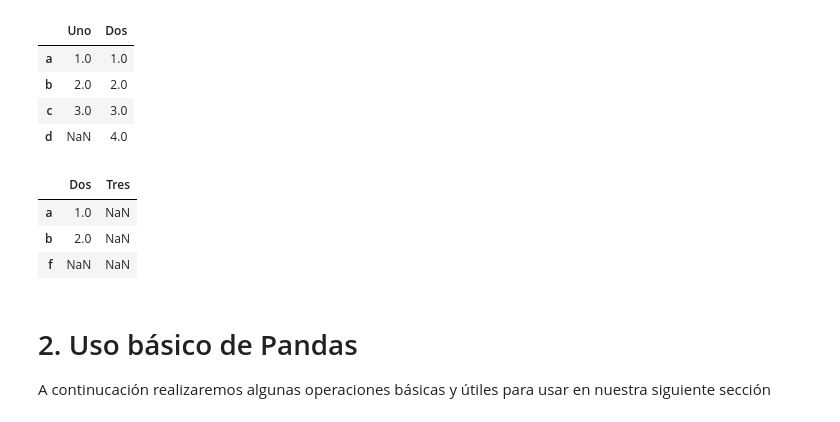
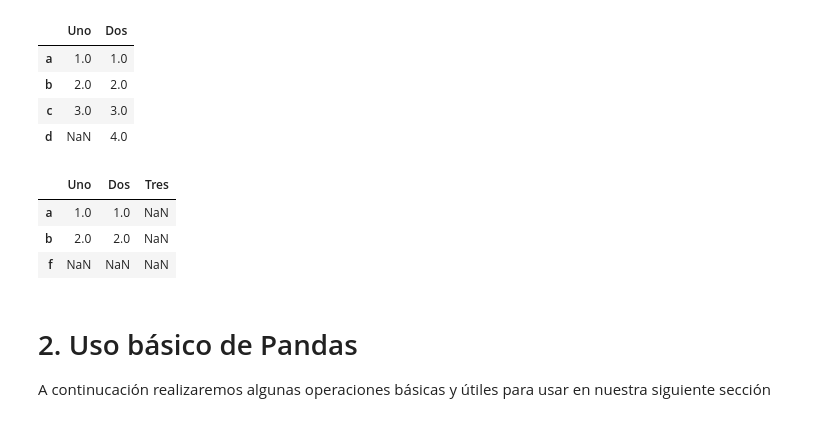
Before and after one commit to mffg93/CERO-UNO, a Jupyter notebook: DS/Semana 2 - Python Científico y su uso en la Ciencia de Datos/Consulta/Sesión 2 - Pandas.ipynb, the cells around one changed output. Cells and saved outputs as stored; diff of their text form; code cells hidden in the pictures.

```diff
--- a/DS/Semana 2 - Python Científico y su uso en la Ciencia de Datos/Consulta/Sesión 2 - Pandas.ipynb
+++ b/DS/Semana 2 - Python Científico y su uso en la Ciencia de Datos/Consulta/Sesión 2 - Pandas.ipynb
@@ -139,8 +152,8 @@ Es un arreglo de columnas, puede ser visto como un conjunto series: ahora tenemo
 # %%
 # Creacion desde un diccionario de series
 d = {
-    'Uno': pd.Series([1., 2., 3.], index=['a', 'b', 'c']),
-    'Dos': pd.Series([1., 2., 3., 4.], index=['a', 'b', 'c', 'd'])
+    'Uno': pd.Series([1, 2, 3], index=['a', 'b', 'c']),
+    'Dos': pd.Series([1, 2, 3, 4.], index=['a', 'b', 'c', 'd'])
 }
 
 pd.DataFrame(d)
@@ -152,12 +165,12 @@ pd.DataFrame(d)
 | d | NaN | 4.0 |
 # %%
 # Creado entradas de indices y columnas, las cuales se llena como NaN (Not A Number)
-pd.DataFrame(d,index=['a','b','f'], columns=['Dos','Tres'])
+pd.DataFrame(d,index=['a','b','f'], columns=['Uno','Dos','Tres'])
 # %% [output]
-|  | Dos | Tres |
-| a | 1.0 | NaN |
-| b | 2.0 | NaN |
-| f | NaN | NaN |
+|  | Uno | Dos | Tres |
+| a | 1.0 | 1.0 | NaN |
+| b | 2.0 | 2.0 | NaN |
+| f | NaN | NaN | NaN |
 # %% [markdown]
 # 2. Uso básico de Pandas
 
```
Also changed, not shown: parts of 10 cells of this notebook, 54 other files.
